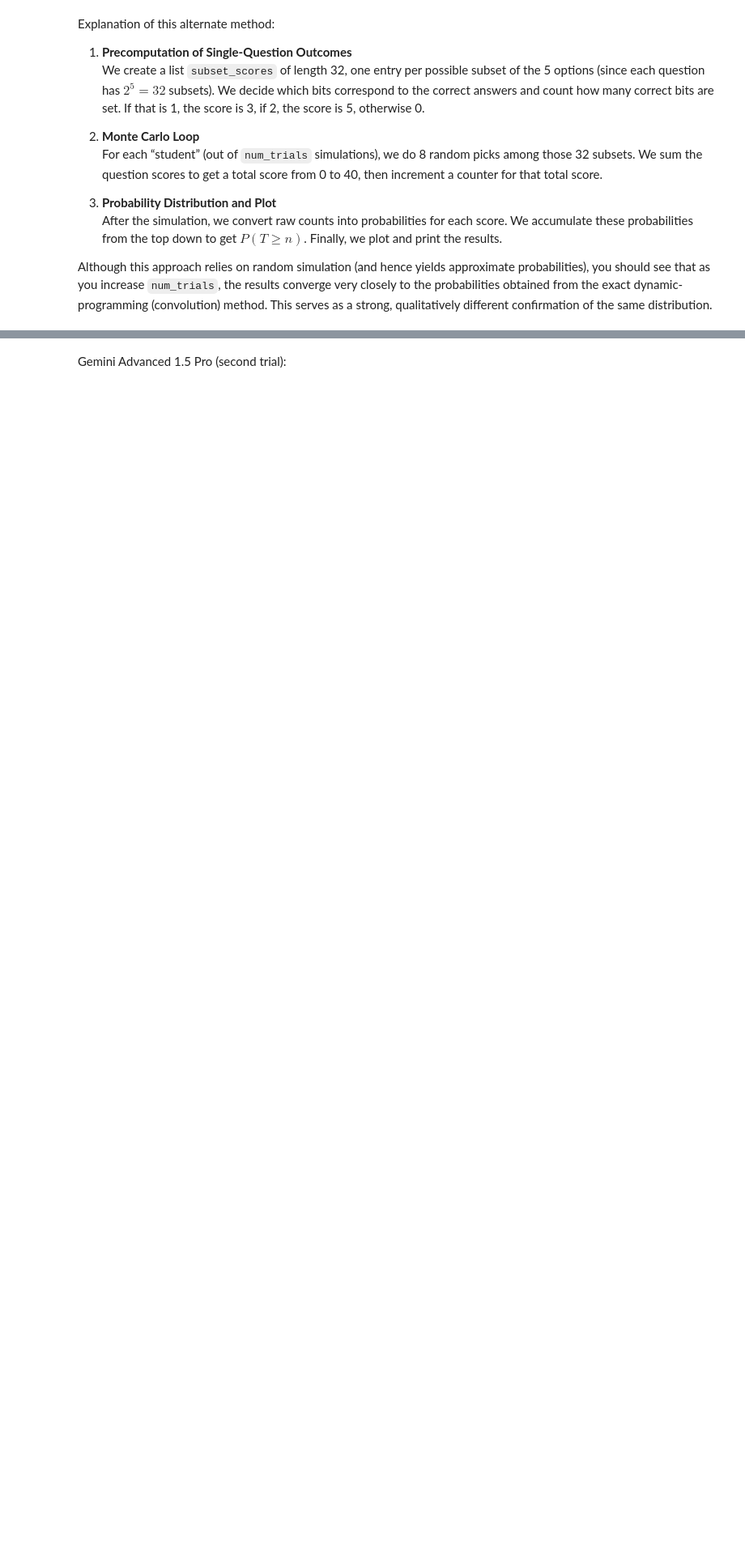
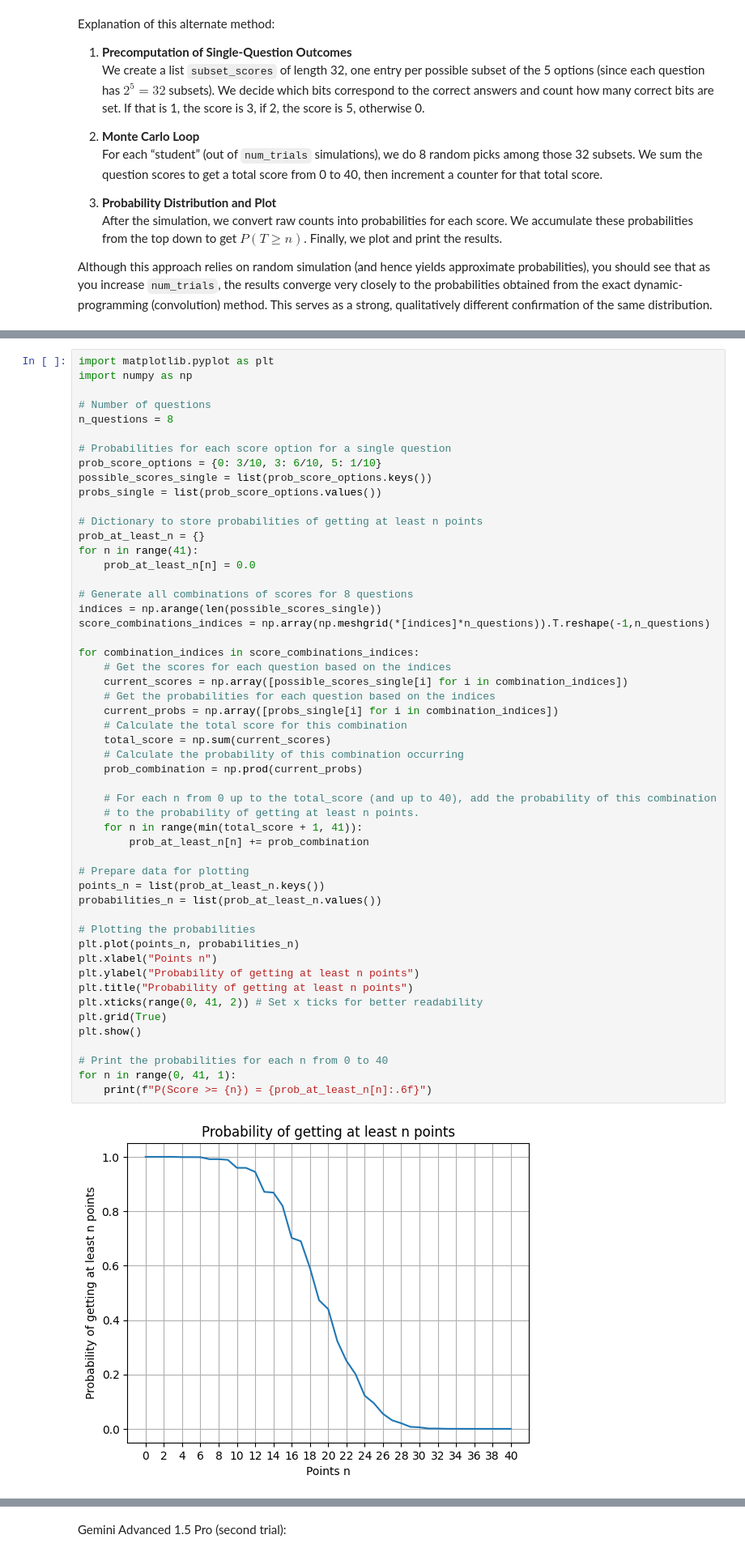
Before and after one commit to MMIV-ML/BMED365-2025, a Jupyter notebook: Exam/mcq-probability-at-least.ipynb, the cells around one changed output, grey strips where cells are left out. Shown at 81% size. Cells and saved outputs as stored; diff of their text form; blank space fills up the shorter version.

```diff
--- a/Exam/mcq-probability-at-least.ipynb
+++ b/Exam/mcq-probability-at-least.ipynb
@@ -220,0 +233,54 @@ Although this approach relies on random simulation (and hence yields approximate
+# %%
+import matplotlib.pyplot as plt
+import numpy as np
+
+# Number of questions
+n_questions = 8
+
+# Probabilities for each score option for a single question
+prob_score_options = {0: 3/10, 3: 6/10, 5: 1/10}
+possible_scores_single = list(prob_score_options.keys())
+probs_single = list(prob_score_options.values())
+
+# Dictionary to store probabilities of getting at least n points
+prob_at_least_n = {}
+for n in range(41):
+    prob_at_least_n[n] = 0.0
+
+# Generate all combinations of scores for 8 questions
+indices = np.arange(len(possible_scores_single))
+score_combinations_indices = np.array(np.meshgrid(*[indices]*n_questions)).T.reshape(-1,n_questions)
+
+for combination_indices in score_combinations_indices:
+    # Get the scores for each question based on the indices
+    current_scores = np.array([possible_scores_single[i] for i in combination_indices])
+    # Get the probabilities for each question based on the indices
+    current_probs = np.array([probs_single[i] for i in combination_indices])
+    # Calculate the total score for this combination
+    total_score = np.sum(current_scores)
+    # Calculate the probability of this combination occurring
+    prob_combination = np.prod(current_probs)
+
+    # For each n from 0 up to the total_score (and up to 40), add the probability of this combination
+    # to the probability of getting at least n points.
+    for n in range(min(total_score + 1, 41)):
+        prob_at_least_n[n] += prob_combination
+
+# Prepare data for plotting
+points_n = list(prob_at_least_n.keys())
+probabilities_n = list(prob_at_least_n.values())
+
+# Plotting the probabilities
+plt.plot(points_n, probabilities_n)
+plt.xlabel("Points n")
+plt.ylabel("Probability of getting at least n points")
+plt.title("Probability of getting at least n points")
+plt.xticks(range(0, 41, 2)) # Set x ticks for better readability
+plt.grid(True)
+plt.show()
+
+# Print the probabilities for each n from 0 to 40
+for n in range(0, 41, 1):
+    print(f"P(Score >= {n}) = {prob_at_least_n[n]:.6f}")
+# %% [output]
+[figure, added]
```
Also changed, not shown: parts of 4 cells of this notebook.
